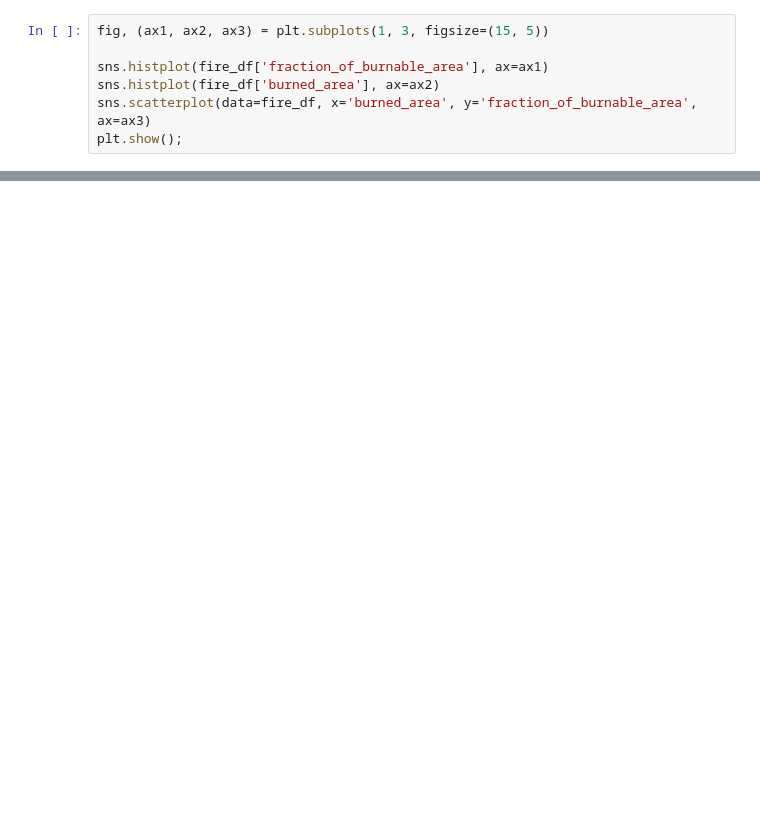
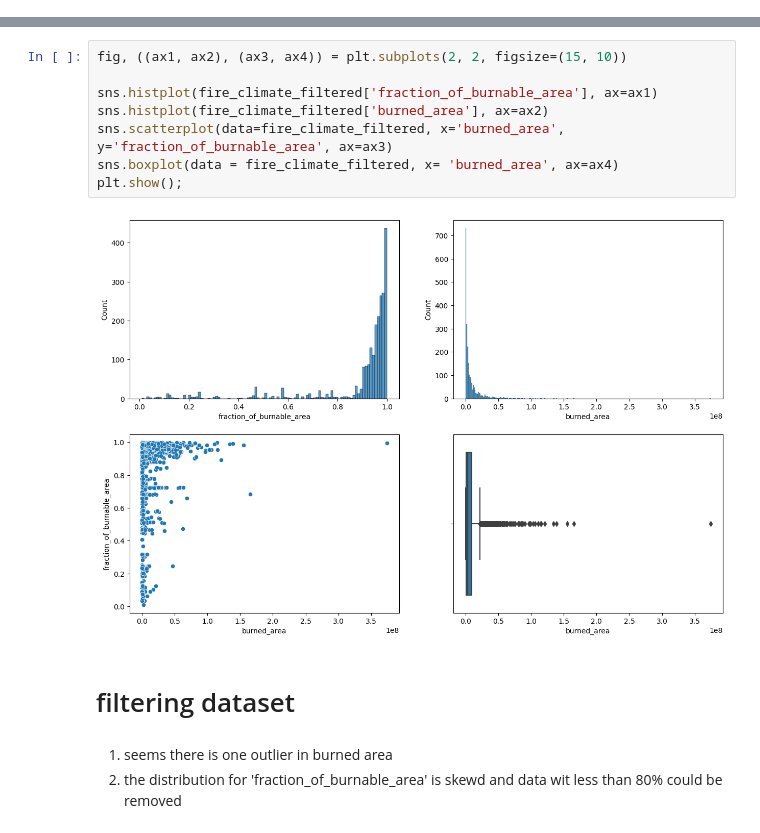
Before and after one commit to TomasDemeter/FireProject, a Jupyter notebook: notebooks/tomas_data_merging.ipynb, the cells around one changed output, grey strips where cells are left out. Drawn from its saved outputs; the diff is of its cells as text; blank space fills up the shorter version.

```diff
--- a/notebooks/tomas_data_merging.ipynb
+++ b/notebooks/tomas_data_merging.ipynb
@@ -23,7 +26,0 @@ fire_df
-# %%
-fig, (ax1, ax2, ax3) = plt.subplots(1, 3, figsize=(15, 5))
-
-sns.histplot(fire_df['fraction_of_burnable_area'], ax=ax1)
-sns.histplot(fire_df['burned_area'], ax=ax2)
-sns.scatterplot(data=fire_df, x='burned_area', y='fraction_of_burnable_area', ax=ax3)
-plt.show();
@@ -93,0 +70,15 @@ fire_climate_filtered
+# %%
+fig, ((ax1, ax2), (ax3, ax4)) = plt.subplots(2, 2, figsize=(15, 10))
+
+sns.histplot(fire_climate_filtered['fraction_of_burnable_area'], ax=ax1)
+sns.histplot(fire_climate_filtered['burned_area'], ax=ax2)
+sns.scatterplot(data=fire_climate_filtered, x='burned_area', y='fraction_of_burnable_area', ax=ax3)
+sns.boxplot(data = fire_climate_filtered, x= 'burned_area', ax=ax4)
+plt.show();
+# %% [output]
+[figure, added]
+# %% [markdown]
+ # filtering dataset
+# %% [markdown]
+1. seems there is one outlier in burned area
+2. the distribution for 'fraction_of_burnable_area' is skewd and data wit less than 80% could be removed
```
Also changed, not shown: parts of 41 cells of this notebook.
